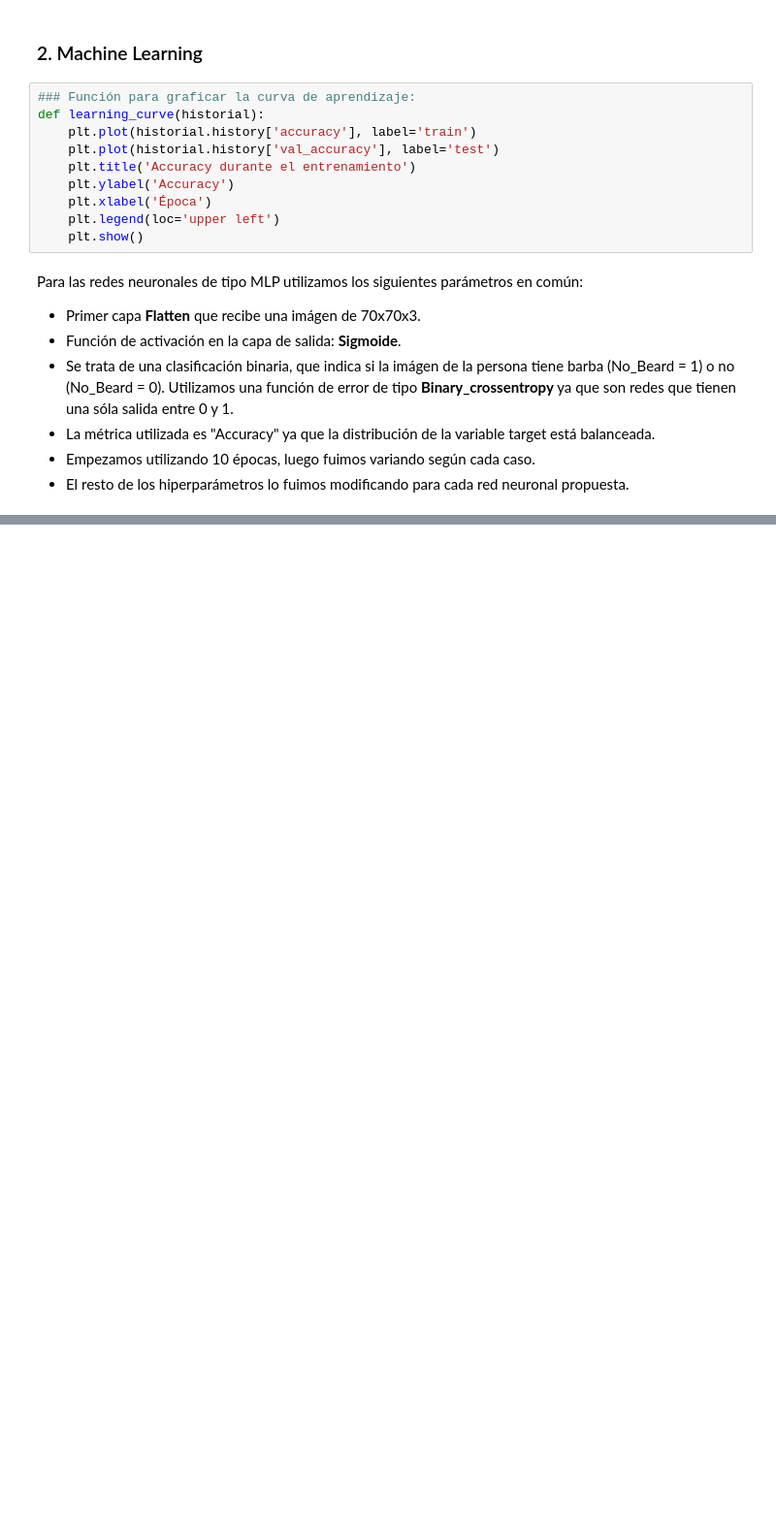
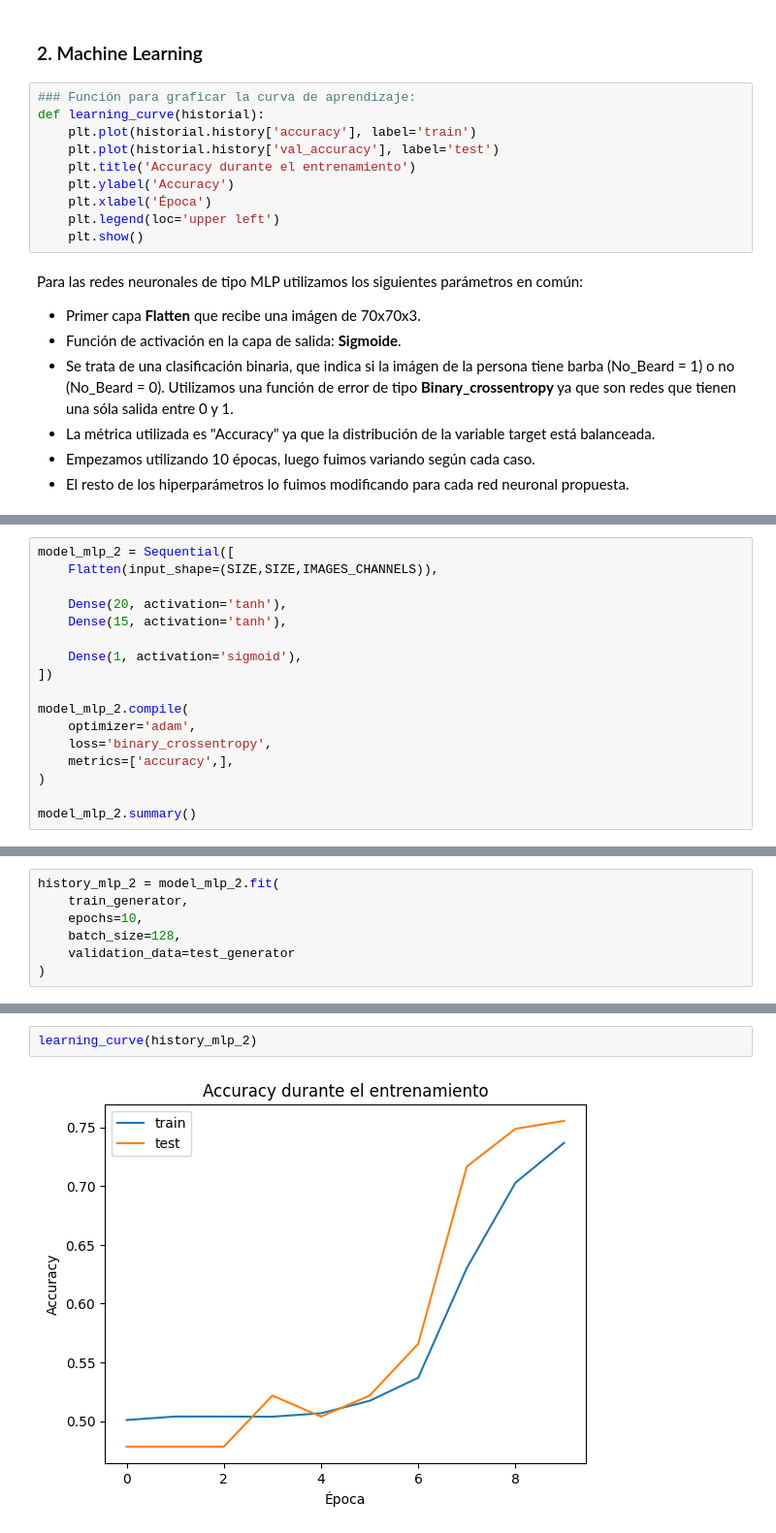
Before and after one commit to nachopalmieri/TP_ML_Aiasa_Fassanelli_Palmieri, a Jupyter notebook: tp3_celebfaces.ipynb, the cells around one changed output, grey strips where cells are left out. Shown at 97% size. Cells and saved outputs as stored; diff of their text form; blank space fills up the shorter version.

```diff
--- a/tp3_celebfaces.ipynb
+++ b/tp3_celebfaces.ipynb
@@ -299,0 +416,17 @@ history_mlp_1 = model_mlp_1.fit(
+# %%
+model_mlp_2 = Sequential([
+    Flatten(input_shape=(SIZE,SIZE,IMAGES_CHANNELS)),
+
+    Dense(20, activation='tanh'),
+    Dense(15, activation='tanh'),
+
+    Dense(1, activation='sigmoid'),
+])
+
+model_mlp_2.compile(
+    optimizer='adam',
+    loss='binary_crossentropy',
+    metrics=['accuracy',],
+)
+
+model_mlp_2.summary()
@@ -299,0 +451,7 @@ history_mlp_1 = model_mlp_1.fit(
+# %%
+history_mlp_2 = model_mlp_2.fit(
+    train_generator,
+    epochs=10,
+    batch_size=128,
+    validation_data=test_generator
+)
@@ -299,0 +479,4 @@ history_mlp_1 = model_mlp_1.fit(
+# %%
+learning_curve(history_mlp_2)
+# %% [output]
+[figure, added]
```
Also changed, not shown: parts of 44 cells of this notebook.
